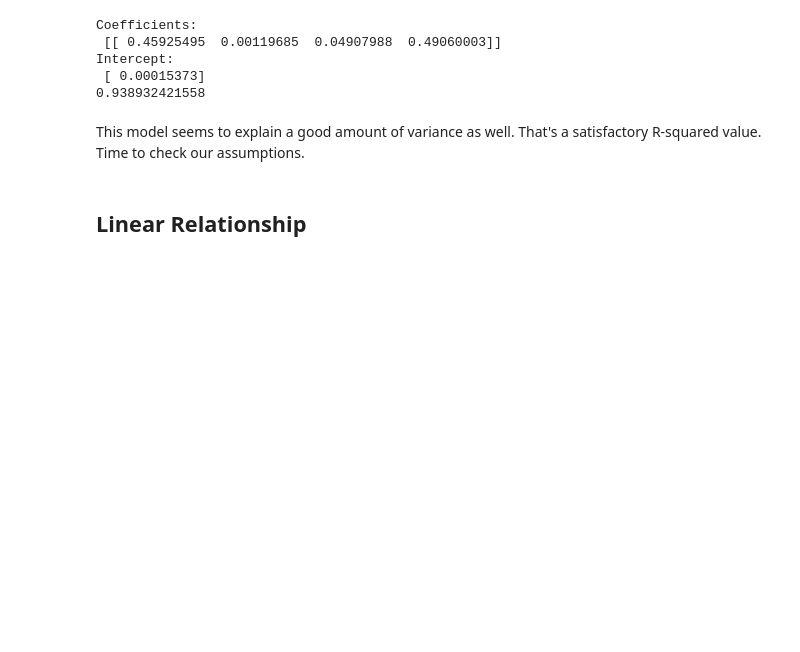
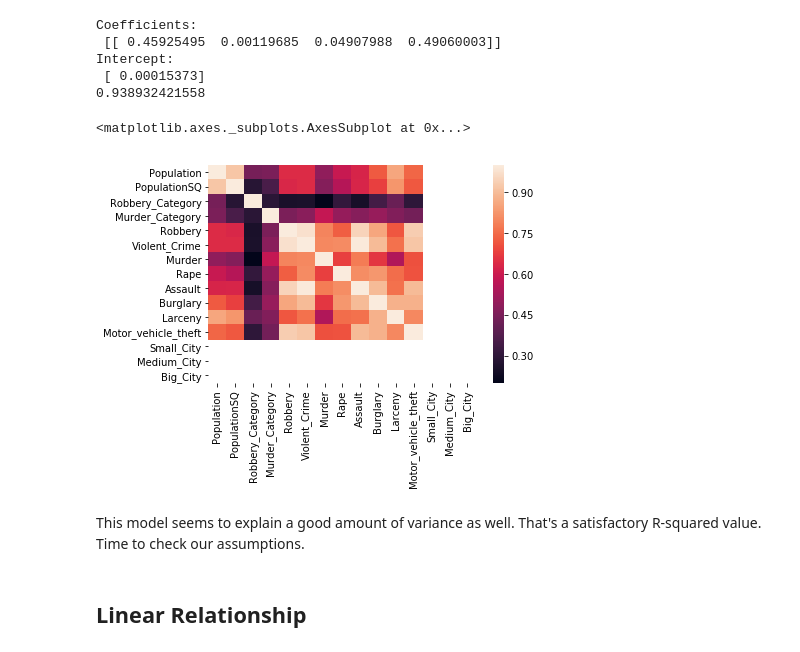
Before and after one commit to Schmidt8181/NY_Crime2013, a Jupyter notebook: NY_Crime_2013.ipynb, the cells around one changed output. Drawn from its saved outputs; the diff is of its cells as text; code cells hidden in the pictures; blank space fills up the shorter version.

Commit message:
Small city big city

```diff
--- a/NY_Crime_2013.ipynb
+++ b/NY_Crime_2013.ipynb
@@ -49,4 +49,4 @@ Property_Crime.head()
 # %%
 Property_Crime['Robbery'] = Property_Crime['Robbery'].astype(str)
 # %%
-Property_Crime['Robbery_Category'] = np.where(Property_Crime['Robbery'].contains("0.0"), 0, 1)
+Property_Crime['Robbery_Category'] = np.where((Property_Crime['Robbery'] == 0.0), 0, 1)
@@ -212,3 +199,5 @@ Intercept:
 0.938932421558
 # %%
 Y_pred = regr.fit(X_train_minmax4, Y_train_minmax4).predict(X_train_minmax4)
+# %%
+Small_City_Crime = Property_Crime[Property_Crime['Small_City'] == 1]
@@ -215,3 +206,8 @@ Y_pred = regr.fit(X_train_minmax4, Y_train_minmax4).predict(X_train_minmax4)
+# %%
+sns.heatmap(Small_City_Crime.corr())
+# %% [output]
+<matplotlib.axes._subplots.AxesSubplot at 0x...>
+[figure, added]
 # %% [markdown]
 This model seems to explain a good amount of variance as well. That's a satisfactory R-squared value. Time to check our assumptions.
 # %% [markdown]
```
Also changed, not shown: parts of 5 cells of this notebook.
